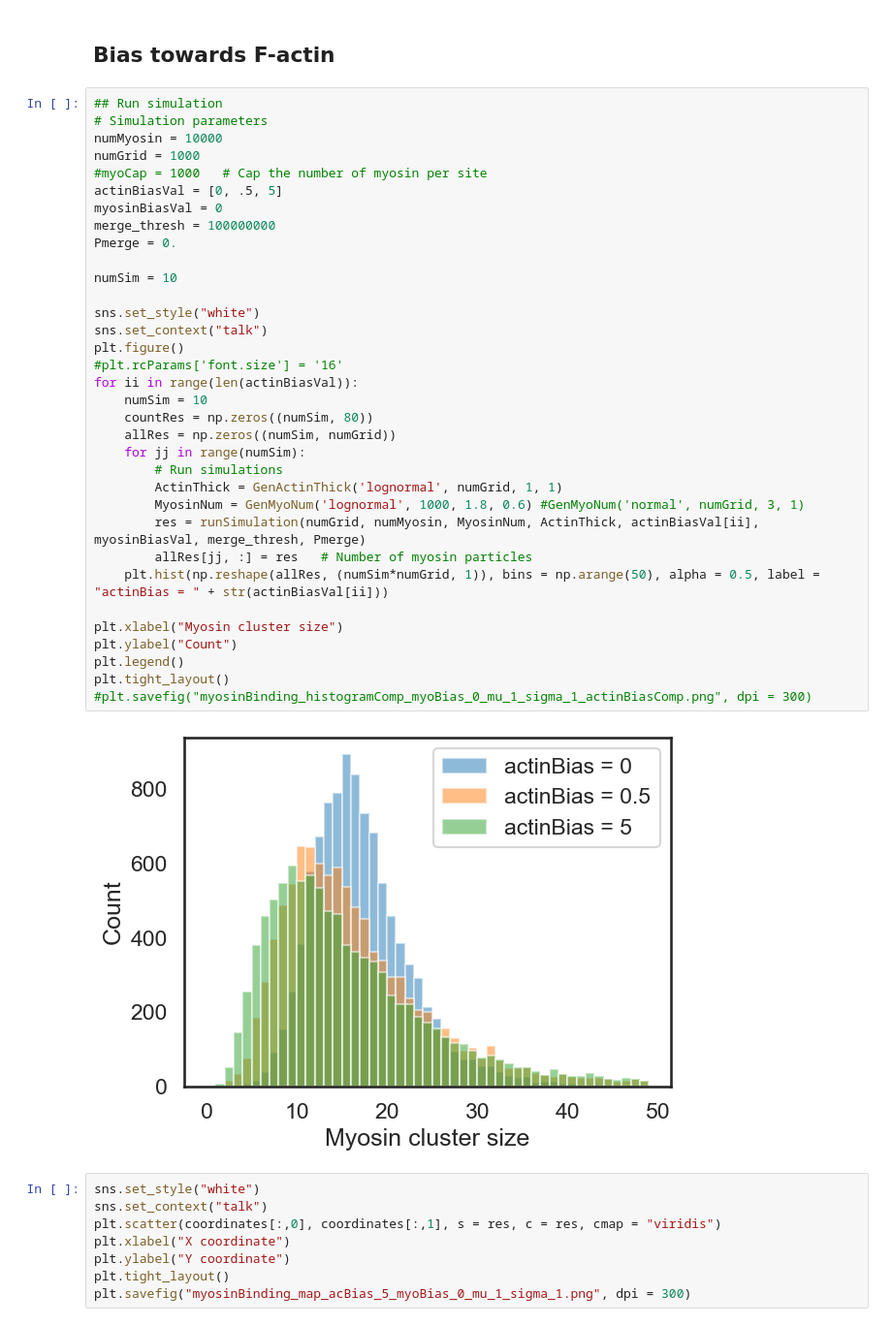
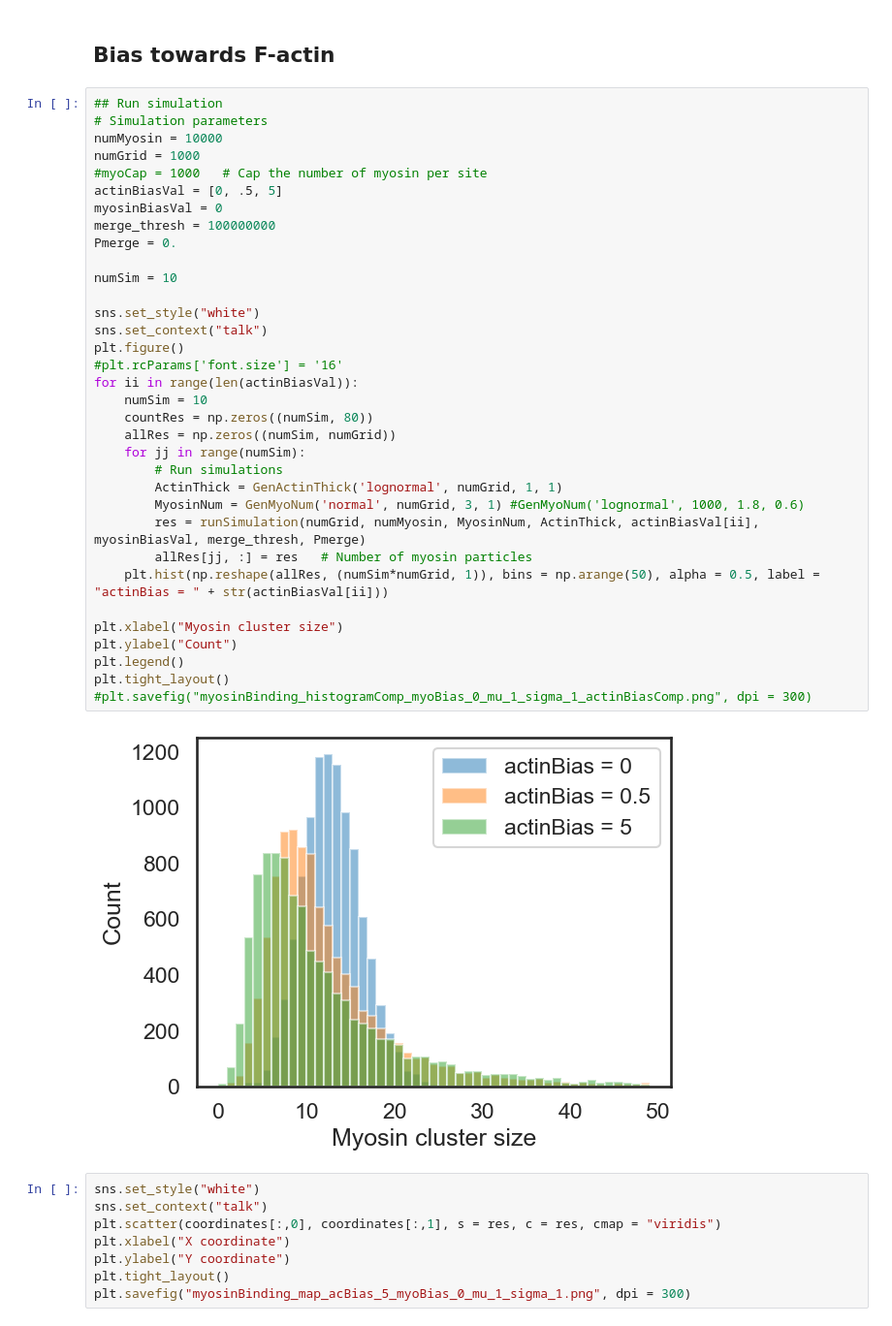
Before and after one commit to WHChou/Myosin-cluster-simulation, a Jupyter notebook: MyosinBinding_v2.ipynb, the cells around one changed output. Shown: that part at 97% size. Saved outputs shown, nothing was run; the diff lists cells and outputs as text.

```diff
--- a/MyosinBinding_v2.ipynb
+++ b/MyosinBinding_v2.ipynb
@@ -295,35 +295,35 @@ numMyosin = 10000
 numGrid = 1000
 #myoCap = 1000   # Cap the number of myosin per site
 actinBiasVal = [0, .5, 5]
 myosinBiasVal = 0
 merge_thresh = 100000000
 Pmerge = 0.
 
 numSim = 10
 
 sns.set_style("white")
 sns.set_context("talk")
 plt.figure()
 #plt.rcParams['font.size'] = '16'
 for ii in range(len(actinBiasVal)):
     numSim = 10
     countRes = np.zeros((numSim, 80))
     allRes = np.zeros((numSim, numGrid))
     for jj in range(numSim):
         # Run simulations
         ActinThick = GenActinThick('lognormal', numGrid, 1, 1)
-        MyosinNum = GenMyoNum('lognormal', 1000, 1.8, 0.6) #GenMyoNum('normal', numGrid, 3, 1)
+        MyosinNum = GenMyoNum('normal', numGrid, 3, 1) #GenMyoNum('lognormal', 1000, 1.8, 0.6)
         res = runSimulation(numGrid, numMyosin, MyosinNum, ActinThick, actinBiasVal[ii], myosinBiasVal, merge_thresh, Pmerge)
         allRes[jj, :] = res   # Number of myosin particles
     plt.hist(np.reshape(allRes, (numSim*numGrid, 1)), bins = np.arange(50), alpha = 0.5, label = "actinBias = " + str(actinBiasVal[ii]))
 
 plt.xlabel("Myosin cluster size")
 plt.ylabel("Count")
 plt.legend()
 plt.tight_layout()
 #plt.savefig("myosinBinding_histogramComp_myoBias_0_mu_1_sigma_1_actinBiasComp.png", dpi = 300)
 # %% [output]
-[figure, old version]
+[figure, new version]
 # %%
 sns.set_style("white")
 sns.set_context("talk")
```
Also changed, not shown: parts of 6 cells of this notebook.
